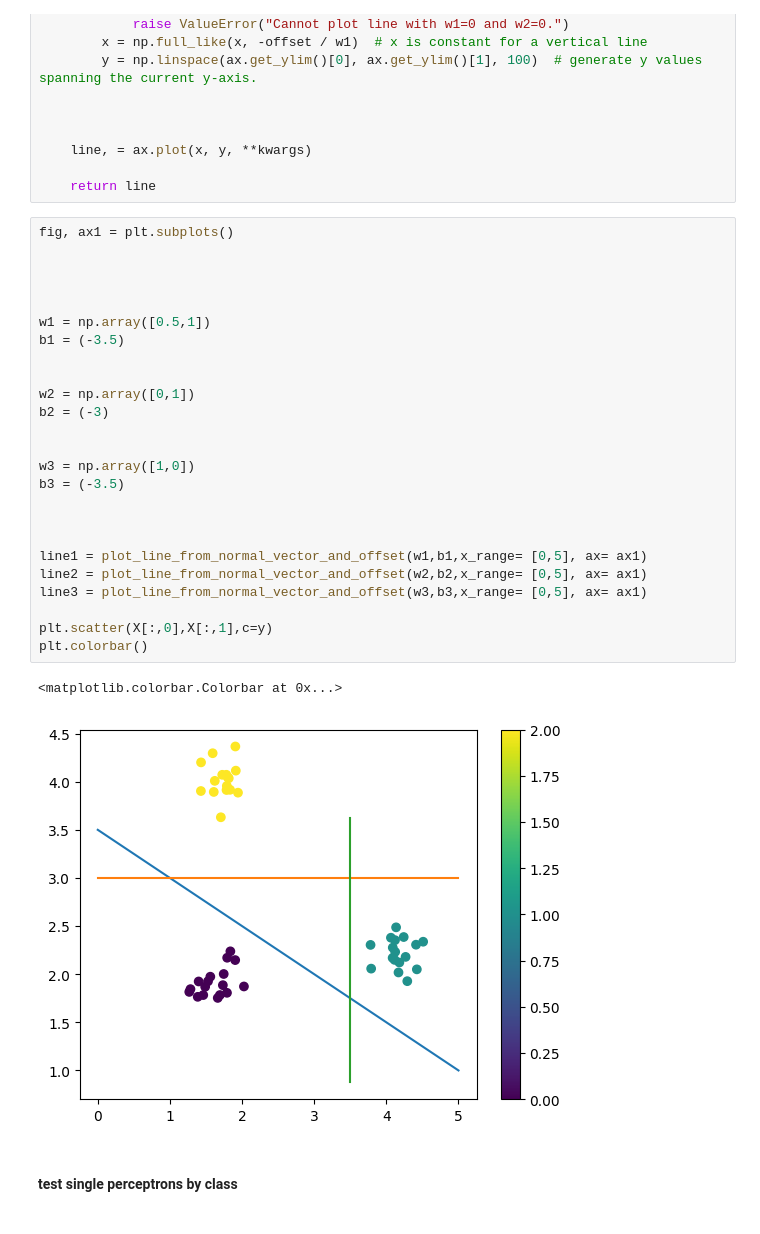
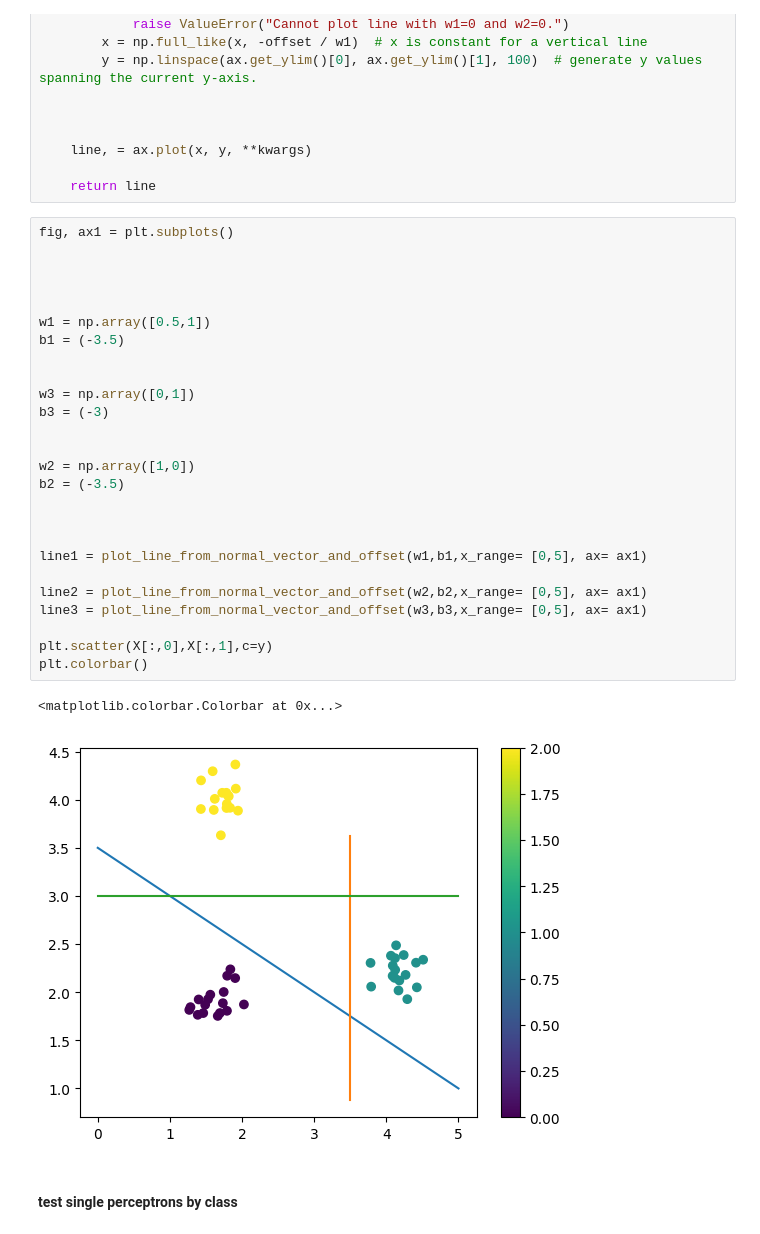
Before and after one commit to MrEwdew/DeepLearning25, a Jupyter notebook: week_2/Aufgabe_2_Multi_Class_Perceptrons.ipynb, the cells around one changed output. Saved outputs shown, nothing was run; the diff lists cells and outputs as text.

```diff
--- a/week_2/Aufgabe_2_Multi_Class_Perceptrons.ipynb
+++ b/week_2/Aufgabe_2_Multi_Class_Perceptrons.ipynb
@@ -224,31 +224,32 @@ def plot_line_from_normal_vector_and_offset(normal_vector, offset, x_range=None,
 # %%
 fig, ax1 = plt.subplots()
 
 
 
 
 w1 = np.array([0.5,1])
 b1 = (-3.5)
 
 
-w2 = np.array([0,1])
-b2 = (-3)
+w3 = np.array([0,1])
+b3 = (-3)
 
 
-w3 = np.array([1,0])
-b3 = (-3.5)
+w2 = np.array([1,0])
+b2 = (-3.5)
 
 
 
 line1 = plot_line_from_normal_vector_and_offset(w1,b1,x_range= [0,5], ax= ax1)
+
 line2 = plot_line_from_normal_vector_and_offset(w2,b2,x_range= [0,5], ax= ax1)
 line3 = plot_line_from_normal_vector_and_offset(w3,b3,x_range= [0,5], ax= ax1)
 
 plt.scatter(X[:,0],X[:,1],c=y)
 plt.colorbar()
 # %% [output]
 <matplotlib.colorbar.Colorbar at 0x...>
-[figure, old version]
+[figure, new version]
 # %% [markdown]
 #### test single perceptrons by class
 # %%
```
Also changed, not shown: parts of 8 cells of this notebook.
